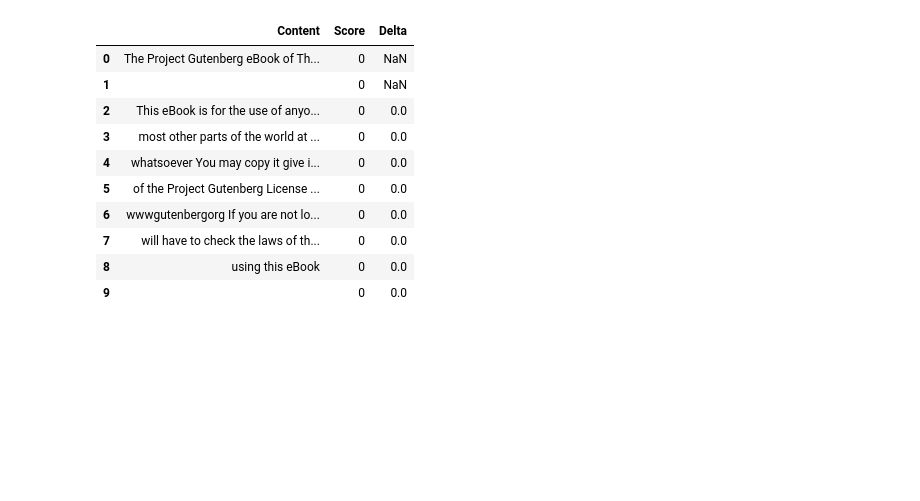
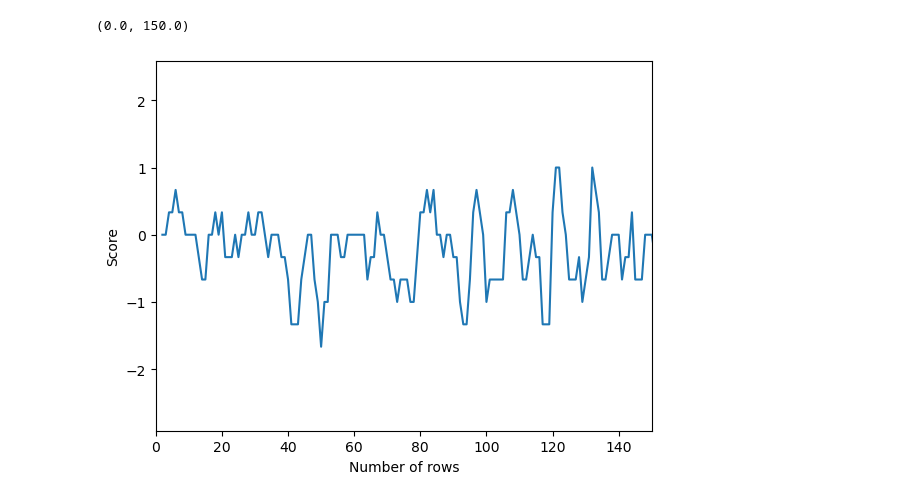
Before and after one commit to czaacza/Mathematics-and-Methods-in-Machine-Learning, a Jupyter notebook: Methods/Assignments/Assignment 07 - Text Analysis/Assingment07 - Text analysis.ipynb, the cells around one changed output. Saved outputs shown, nothing was run; the diff lists cells and outputs as text; code cells hidden in the pictures; blank space fills up the shorter version.

```diff
--- a/Methods/Assignments/Assignment 07 - Text Analysis/Assingment07 - Text analysis.ipynb
+++ b/Methods/Assignments/Assignment 07 - Text Analysis/Assingment07 - Text analysis.ipynb
@@ -81,16 +121,10 @@ df.describe()
 | 75% | 0.000000 | 0.333333 |
 | max | 4.000000 | 2.333333 |
 # %%
-df.head(10)
+plt.plot(df["Delta"])
+plt.xlabel('Number of rows')
+plt.ylabel('Score')
+plt.xlim((0,150))
 # %% [output]
-|  | Content | Score | Delta |
-| 0 | The Project Gutenberg eBook of Th... | 0 | NaN |
-| 1 |  | 0 | NaN |
-| 2 | This eBook is for the use of anyo... | 0 | 0.0 |
-| 3 | most other parts of the world at ... | 0 | 0.0 |
-| 4 | whatsoever You may copy it give i... | 0 | 0.0 |
-| 5 | of the Project Gutenberg License ... | 0 | 0.0 |
-| 6 | wwwgutenbergorg If you are not lo... | 0 | 0.0 |
-| 7 | will have to check the laws of th... | 0 | 0.0 |
-| 8 | using this eBook | 0 | 0.0 |
-| 9 |  | 0 | 0.0 |
+(0.0, 150.0)
+[figure, added]
```
Also changed, not shown: parts of 6 cells of this notebook, 6 other files.
